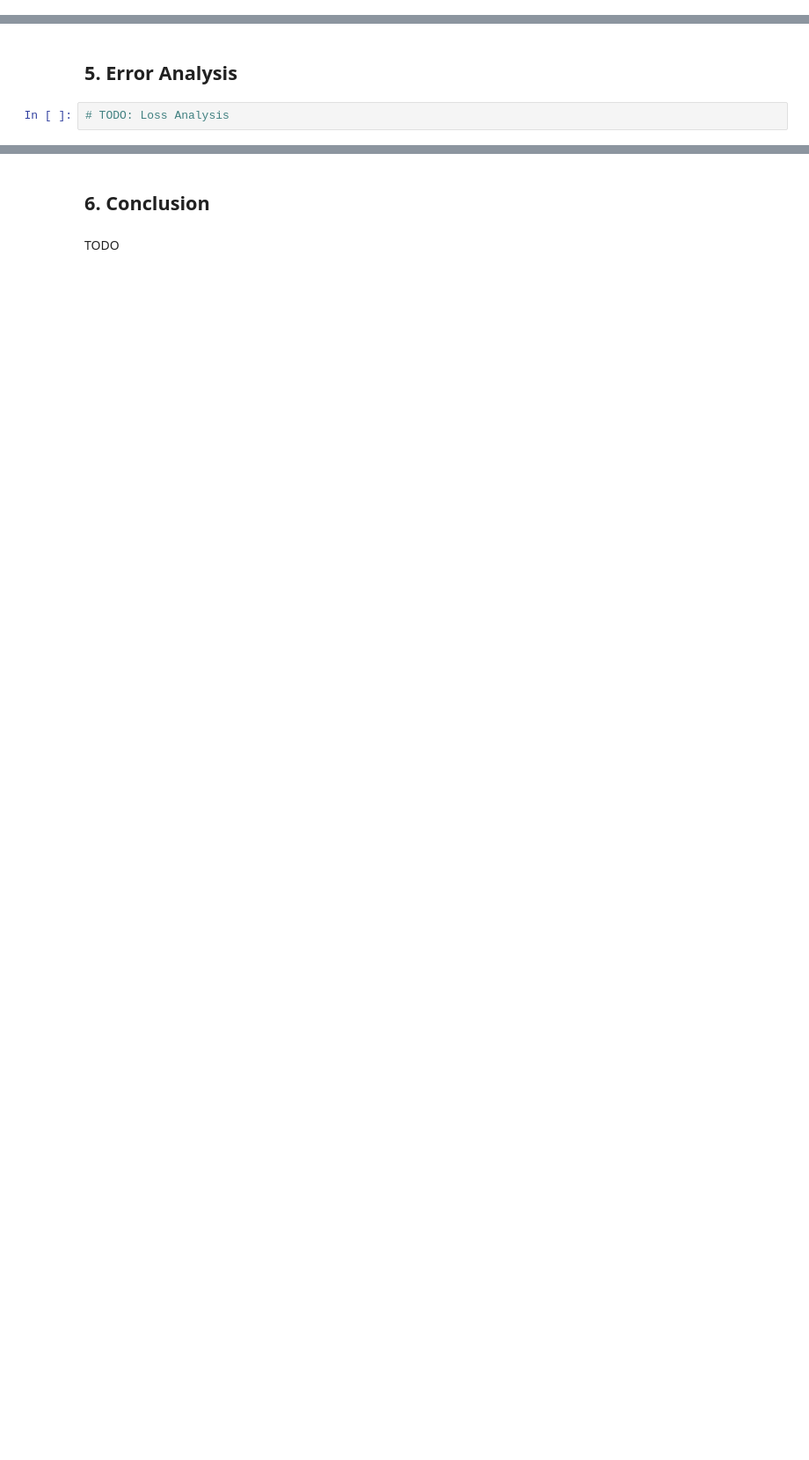
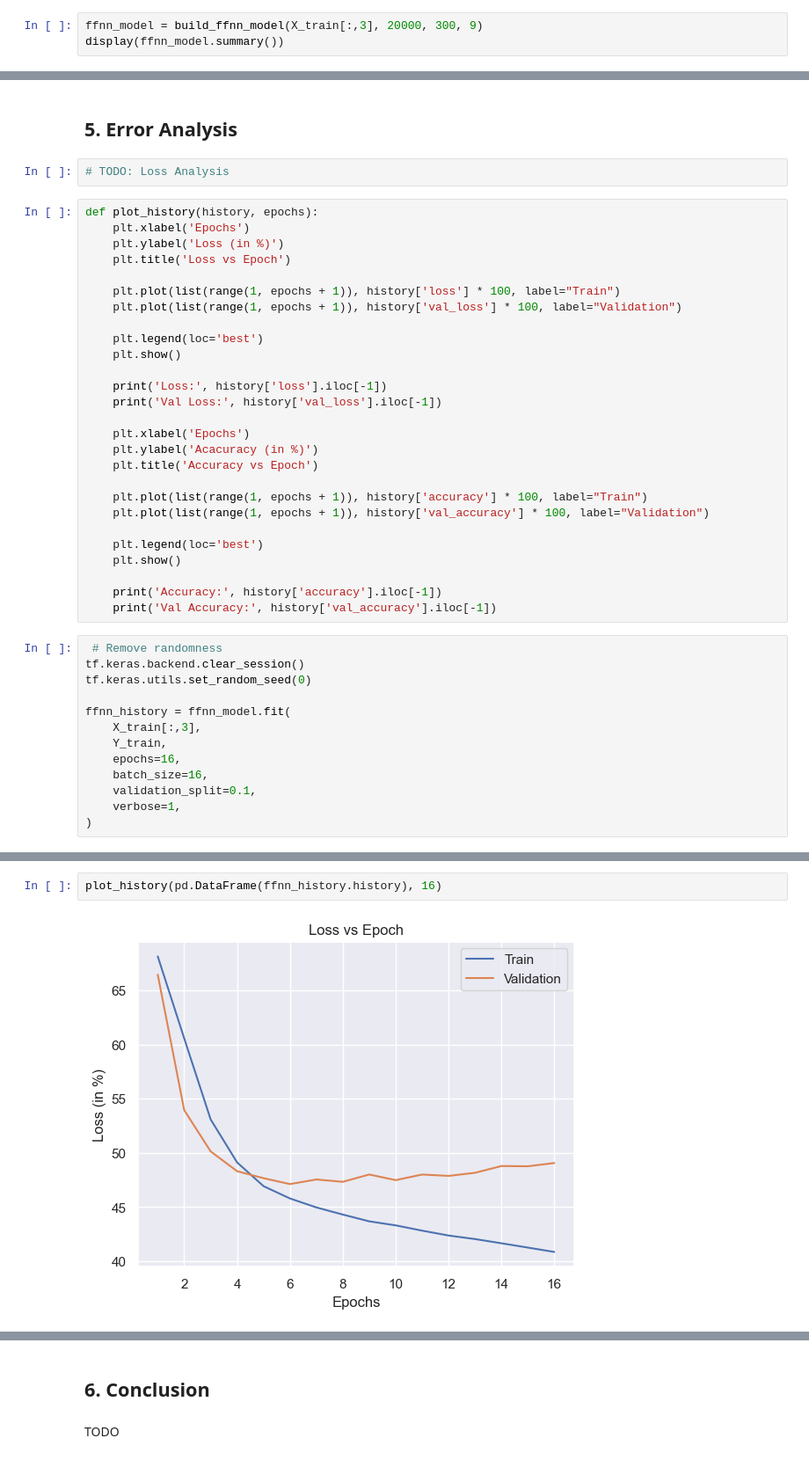
Before and after one commit to grivera64/Google-Tech-Exchange-Machine-Learning-Final-Project, a Jupyter notebook: Giovanni_&_Oscar_Twitter_Disasters_Final_Report.ipynb, the cells around one changed output, grey strips where cells are left out. Shown at 88% size. Saved outputs shown, nothing was run; the diff lists cells and outputs as text; blank space fills up the shorter version.

Commit message:
Add FFNN Network Code

```diff
--- a/Giovanni_&_Oscar_Twitter_Disasters_Final_Report.ipynb
+++ b/Giovanni_&_Oscar_Twitter_Disasters_Final_Report.ipynb
@@ -488,0 +556,3 @@ DEBUG: i am cool <LINK> <LINK>
+# %%
+ffnn_model = build_ffnn_model(X_train[:,3], 20000, 300, 9)
+display(ffnn_model.summary())
@@ -490,3 +579,43 @@ DEBUG: i am cool <LINK> <LINK>
 ## 5. Error Analysis
 # %%
 # TODO: Loss Analysis
+# %%
+def plot_history(history, epochs):
+    plt.xlabel('Epochs')
+    plt.ylabel('Loss (in %)')
+    plt.title('Loss vs Epoch')
+
+    plt.plot(list(range(1, epochs + 1)), history['loss'] * 100, label="Train")
+    plt.plot(list(range(1, epochs + 1)), history['val_loss'] * 100, label="Validation")
+
+    plt.legend(loc='best')
+    plt.show()
+
+    print('Loss:', history['loss'].iloc[-1])
+    print('Val Loss:', history['val_loss'].iloc[-1])
+
+    plt.xlabel('Epochs')
+    plt.ylabel('Acacuracy (in %)')
+    plt.title('Accuracy vs Epoch')
+
+    plt.plot(list(range(1, epochs + 1)), history['accuracy'] * 100, label="Train")
+    plt.plot(list(range(1, epochs + 1)), history['val_accuracy'] * 100, label="Validation")
+
+    plt.legend(loc='best')
+    plt.show()
+
+    print('Accuracy:', history['accuracy'].iloc[-1])
+    print('Val Accuracy:', history['val_accuracy'].iloc[-1])
+# %%
+ # Remove randomness
+tf.keras.backend.clear_session()
+tf.keras.utils.set_random_seed(0)
+
+ffnn_history = ffnn_model.fit(
+    X_train[:,3],
+    Y_train,
+    epochs=16,
+    batch_size=16,
+    validation_split=0.1,
+    verbose=1,
+)
@@ -492,0 +640,4 @@ DEBUG: i am cool <LINK> <LINK>
+# %%
+plot_history(pd.DataFrame(ffnn_history.history), 16)
+# %% [output]
+[figure, added]
```
Also changed, not shown: parts of 13 cells of this notebook.
